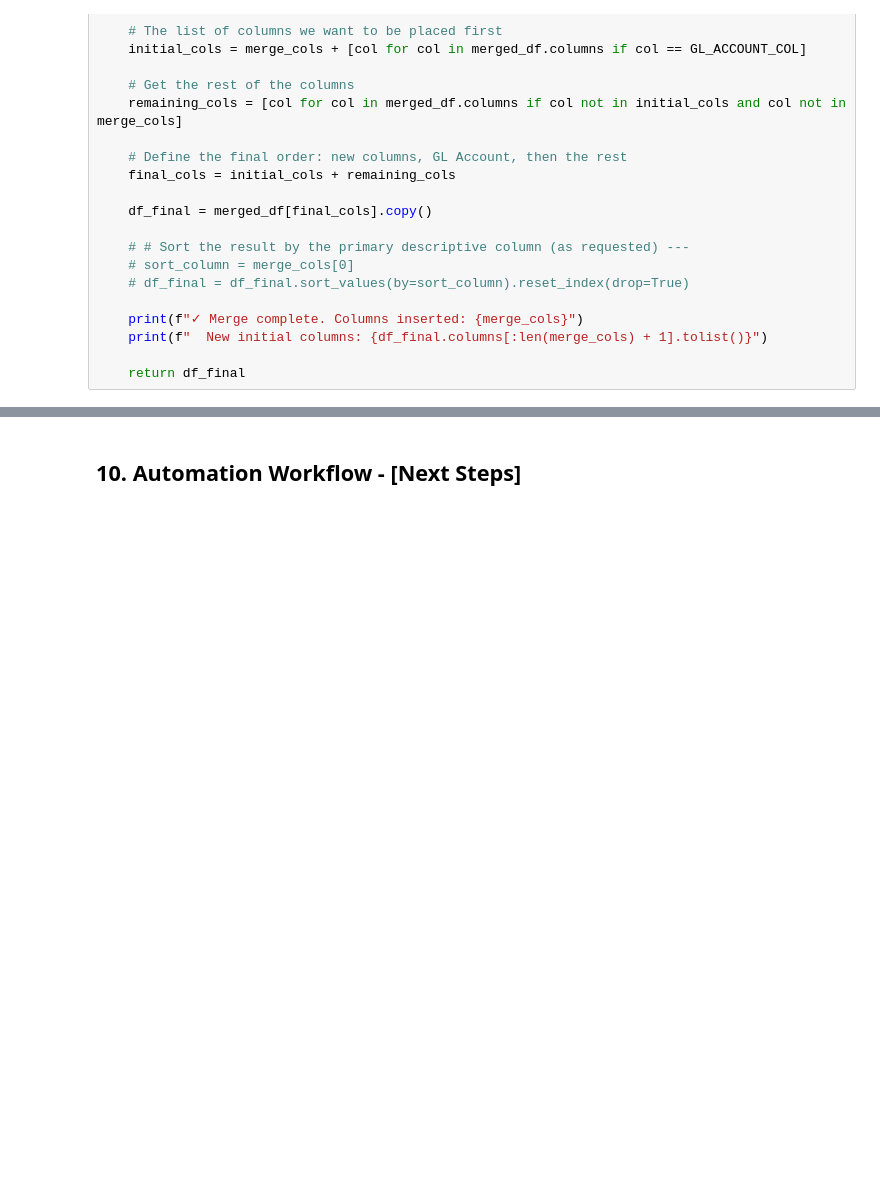
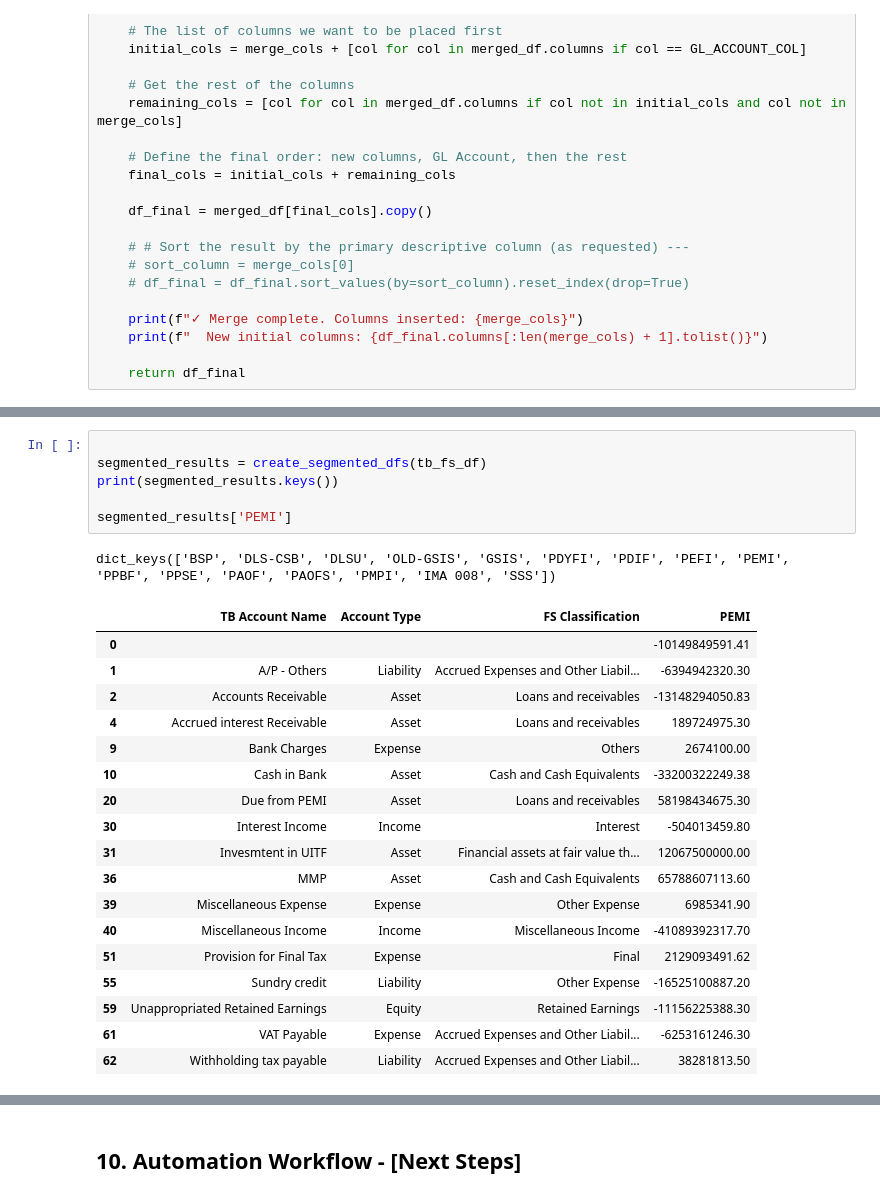
Before and after one commit to VFC-DataScienceTeam/trial-balance, a Jupyter notebook: notebooks/01-rd-trial-balance-mvp.ipynb, the cells around one changed output, grey strips where cells are left out. Cells and saved outputs as stored; diff of their text form; blank space fills up the shorter version.

```diff
--- a/notebooks/01-rd-trial-balance-mvp.ipynb
+++ b/notebooks/01-rd-trial-balance-mvp.ipynb
@@ -1487,0 +2082,26 @@ trial_balance_pivot_table
+# %%
+
+segmented_results = create_segmented_dfs(tb_fs_df)
+print(segmented_results.keys())
+
+segmented_results['PEMI']
+# %% [output]
+dict_keys(['BSP', 'DLS-CSB', 'DLSU', 'OLD-GSIS', 'GSIS', 'PDYFI', 'PDIF', 'PEFI', 'PEMI', 'PPBF', 'PPSE', 'PAOF', 'PAOFS', 'PMPI', 'IMA 008', 'SSS'])
+|  | TB Account Name | Account Type | FS Classification | PEMI |
+| 0 |  |  |  | -10149849591.41 |
+| 1 | A/P - Others | Liability | Accrued Expenses and Other Liabil... | -6394942320.30 |
+| 2 | Accounts Receivable | Asset | Loans and receivables | -13148294050.83 |
+| 4 | Accrued interest Receivable | Asset | Loans and receivables | 189724975.30 |
+| 9 | Bank Charges | Expense | Others | 2674100.00 |
+| 10 | Cash in Bank | Asset | Cash and Cash Equivalents | -33200322249.38 |
+| 20 | Due from PEMI | Asset | Loans and receivables | 58198434675.30 |
+| 30 | Interest Income | Income | Interest | -504013459.80 |
+| 31 | Invesmtent in UITF | Asset | Financial assets at fair value th... | 12067500000.00 |
+| 36 | MMP | Asset | Cash and Cash Equivalents | 65788607113.60 |
+| 39 | Miscellaneous Expense | Expense | Other Expense | 6985341.90 |
+| 40 | Miscellaneous Income | Income | Miscellaneous Income | -41089392317.70 |
+| 51 | Provision for Final Tax | Expense | Final | 2129093491.62 |
+| 55 | Sundry credit | Liability | Other Expense | -16525100887.20 |
+| 59 | Unappropriated Retained Earnings | Equity | Retained Earnings | -11156225388.30 |
+| 61 | VAT Payable | Expense | Accrued Expenses and Other Liabil... | -6253161246.30 |
+| 62 | Withholding tax payable | Liability | Accrued Expenses and Other Liabil... | 38281813.50 |
```
Also changed, not shown: parts of 34 cells of this notebook, 2 other files.
